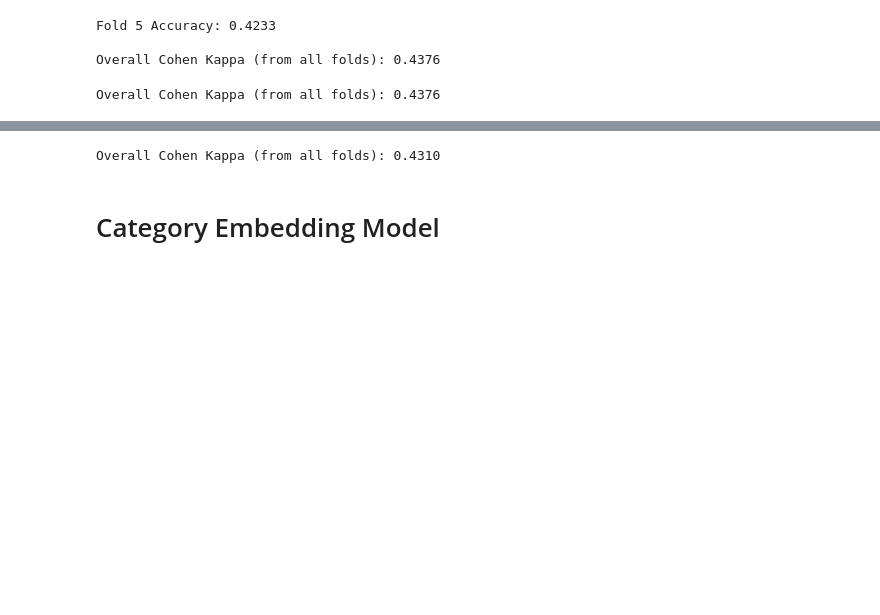
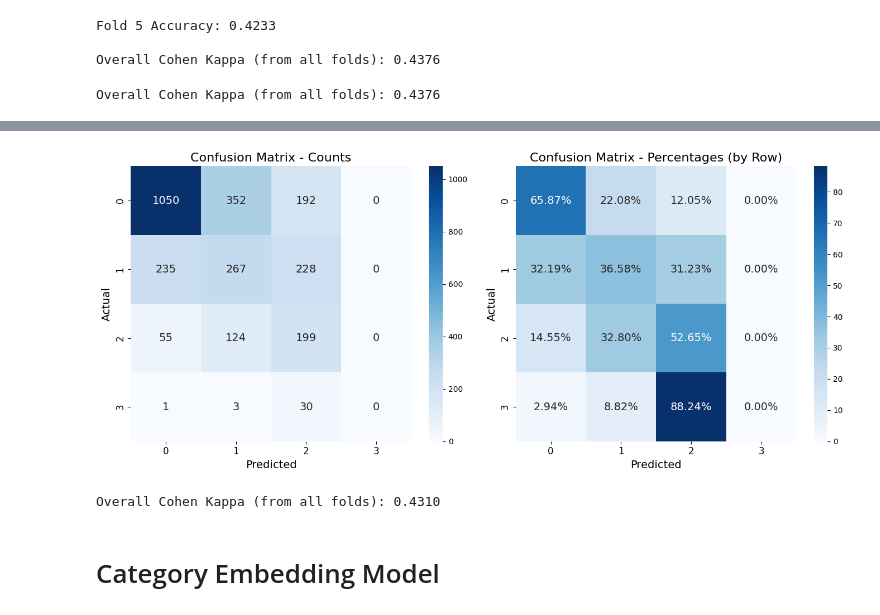
Before and after one commit to sebastian-cabrera-malik/ProblematicInternetUsagePrediction, a Jupyter notebook: DeepTabularLearning-Modelling/deep-learning-tabular-models.ipynb, the cells around one changed output, grey strips where cells are left out. Drawn from its saved outputs; the diff is of its cells as text; code cells hidden in the pictures; blank space fills up the shorter version.

Commit message:
Add files via upload
Add confusion matrices for Gandalf and NODE

```diff
--- a/DeepTabularLearning-Modelling/deep-learning-tabular-models.ipynb
+++ b/DeepTabularLearning-Modelling/deep-learning-tabular-models.ipynb
@@ -542,3 +636,41 @@ Overall Cohen Kappa (from all folds): 0.4310
+# %%
+total_confusion_matrix = total_confusion_matrix
+
+# Calculate the percentage confusion matrix by row
+row_sums = np.sum(total_confusion_matrix, axis=1, keepdims=True)  # Sum of each row
+percentage_confusion_matrix_by_row = total_confusion_matrix / row_sums * 100  # Normalize by row
+
+# Manually format the percentages by adding '%' to each label
+formatted_percentage_matrix = np.array([['{:.2f}%'.format(val) for val in row] for row in percentage_confusion_matrix_by_row])
+
+# Create a figure with two subplots: one for the counts and one for percentages
+fig, axes = plt.subplots(1, 2, figsize=(14, 6))
+
+# Plot the confusion matrix with counts
+sns.heatmap(total_confusion_matrix, annot=True, fmt="d", cmap="Blues", xticklabels=[0, 1, 2, 3], yticklabels=[0, 1, 2, 3], ax=axes[0], annot_kws={"size": 14})
+axes[0].set_title("Confusion Matrix - Counts", fontsize=16)
+axes[0].set_xlabel("Predicted", fontsize=14)
+axes[0].set_ylabel("Actual", fontsize=14)
+
+# Increase font size for ticks
+axes[0].tick_params(axis='x', labelsize=12)
+axes[0].tick_params(axis='y', labelsize=12)
+
+# Plot the confusion matrix with formatted percentages by row
+sns.heatmap(percentage_confusion_matrix_by_row, annot=formatted_percentage_matrix, fmt="s", cmap="Blues", xticklabels=[0, 1, 2, 3], yticklabels=[0, 1, 2, 3], ax=axes[1], annot_kws={"size": 14})
+axes[1].set_title("Confusion Matrix - Percentages (by Row)", fontsize=16)
+axes[1].set_xlabel("Predicted", fontsize=14)
+axes[1].set_ylabel("Actual", fontsize=14)
+
+# Increase font size for ticks
+axes[1].tick_params(axis='x', labelsize=12)
+axes[1].tick_params(axis='y', labelsize=12)
+
+# Adjust layout for better spacing
+plt.tight_layout()
+plt.show()
+# %% [output]
+[figure, added]
 # %%
 print(f"\nOverall Cohen Kappa (from all folds): {overall_cohen_kappa:.4f}")
 # %% [output]
```
Also changed, not shown: parts of 9 cells of this notebook.
